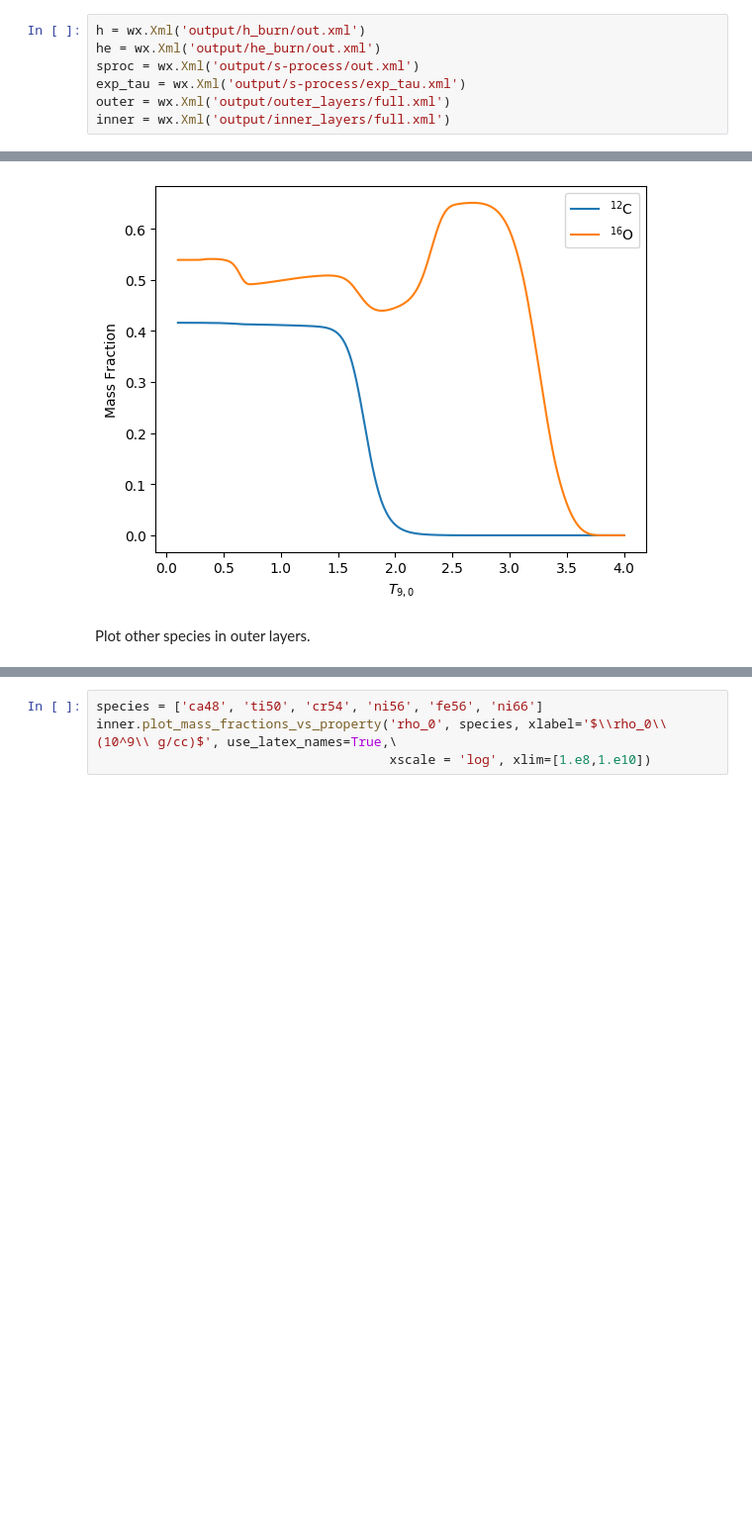
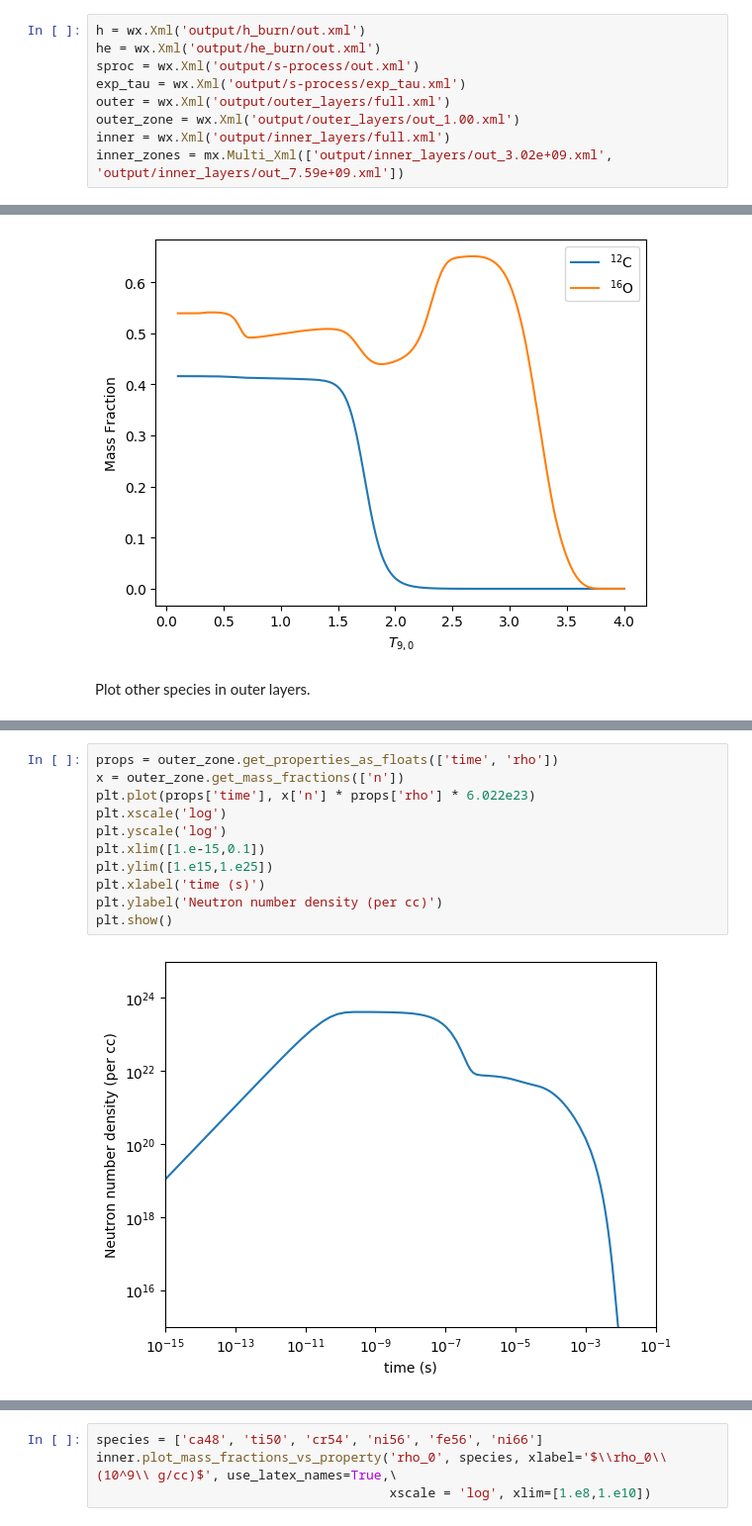
Before and after one commit to frizkat15/NRLEE-Nucleosynthesis, a Jupyter notebook: nrlee.ipynb, the cells around one changed output, grey strips where cells are left out. Shown: that part at 99% size. Cells and saved outputs as stored; diff of their text form; blank space fills up the shorter version.

```diff
--- a/nrlee.ipynb
+++ b/nrlee.ipynb
@@ -40,4 +47,6 @@ he = wx.Xml('output/he_burn/out.xml')
 sproc = wx.Xml('output/s-process/out.xml')
 exp_tau = wx.Xml('output/s-process/exp_tau.xml')
 outer = wx.Xml('output/outer_layers/full.xml')
+outer_zone = wx.Xml('output/outer_layers/out_1.00.xml')
 inner = wx.Xml('output/inner_layers/full.xml')
+inner_zones = mx.Multi_Xml(['output/inner_layers/out_3.02e+09.xml', 'output/inner_layers/out_7.59e+09.xml'])
@@ -185,0 +160,13 @@ Plot inner layers.  TODO:  add discussion. Add single-zone calculation to show e
+# %%
+props = outer_zone.get_properties_as_floats(['time', 'rho'])
+x = outer_zone.get_mass_fractions(['n'])
+plt.plot(props['time'], x['n'] * props['rho'] * 6.022e23)
+plt.xscale('log')
+plt.yscale('log')
+plt.xlim([1.e-15,0.1])
+plt.ylim([1.e15,1.e25])
+plt.xlabel('time (s)')
+plt.ylabel('Neutron number density (per cc)')
+plt.show()
+# %% [output]
+[figure, added]
```
Also changed, not shown: parts of 51 cells of this notebook, 1 other file.
